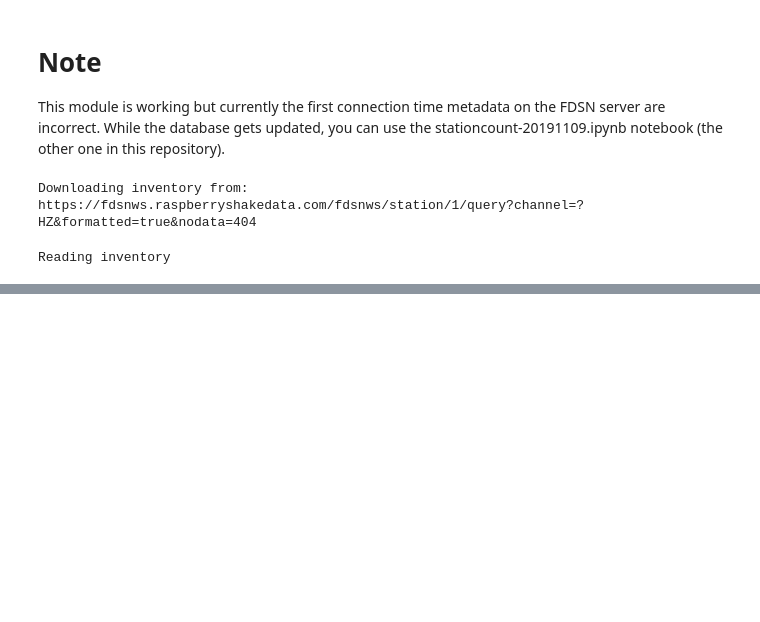
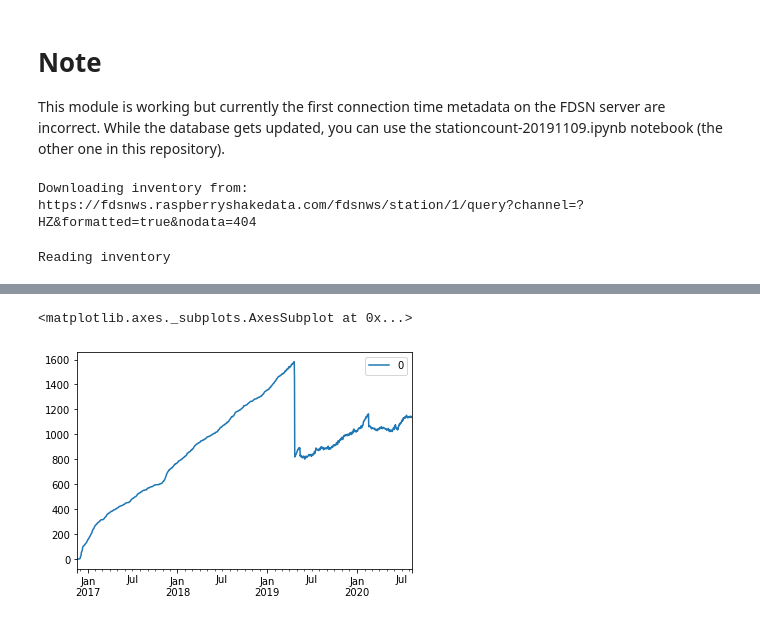
Before and after one commit to raspishake/stationcount, a Jupyter notebook: stationcount.ipynb, the cells around one changed output, grey strips where cells are left out. Cells and saved outputs as stored; diff of their text form; code cells hidden in the pictures; blank space fills up the shorter version.

```diff
--- a/stationcount.ipynb
+++ b/stationcount.ipynb
@@ -237,0 +307,5 @@ make_plot(data=active, ymax_mult=ymax_mult, xmin=plotstart,
+# %%
+active.plot()
+# %% [output]
+<matplotlib.axes._subplots.AxesSubplot at 0x...>
+[figure, added]
```
Also changed, not shown: parts of 10 cells of this notebook, 8 other files.
